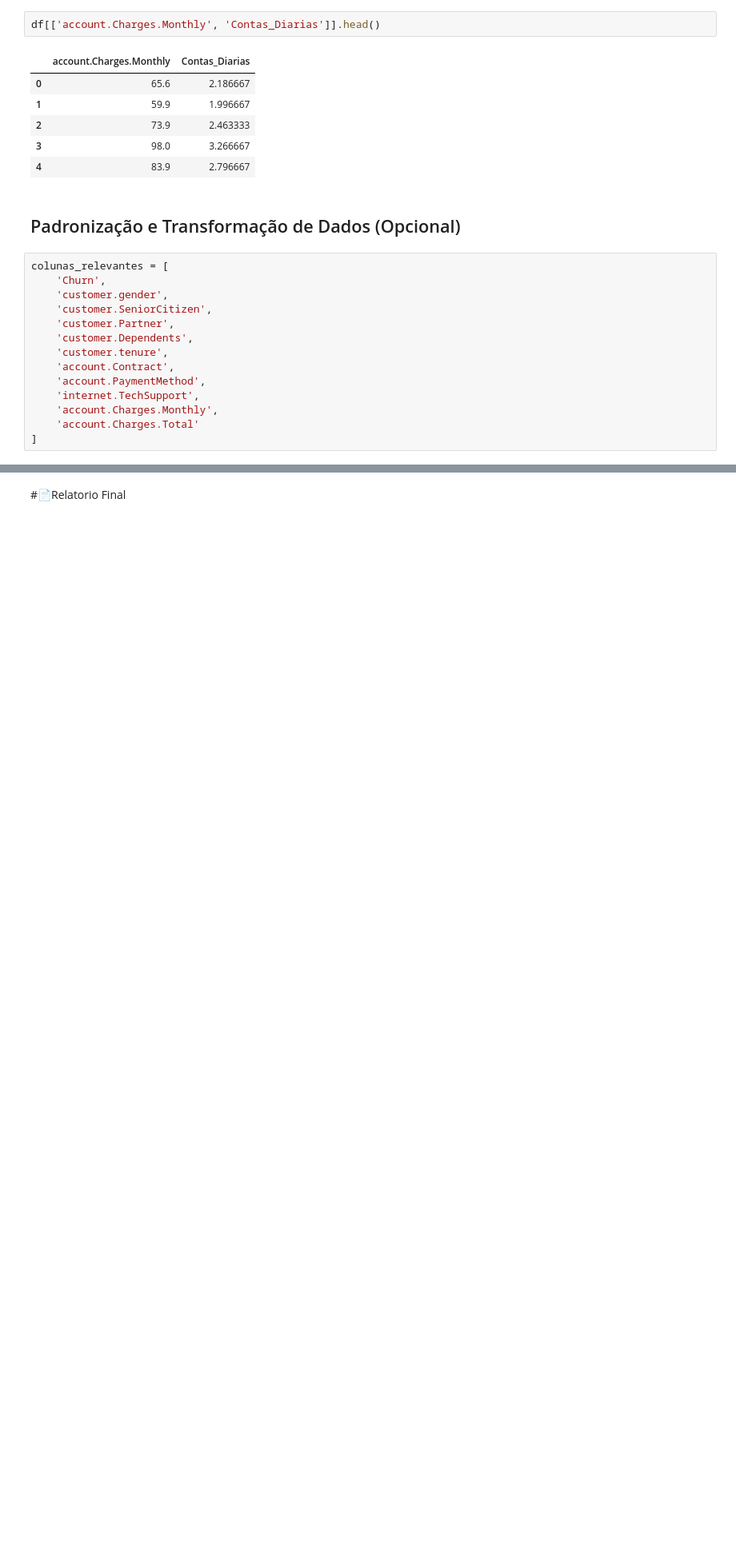
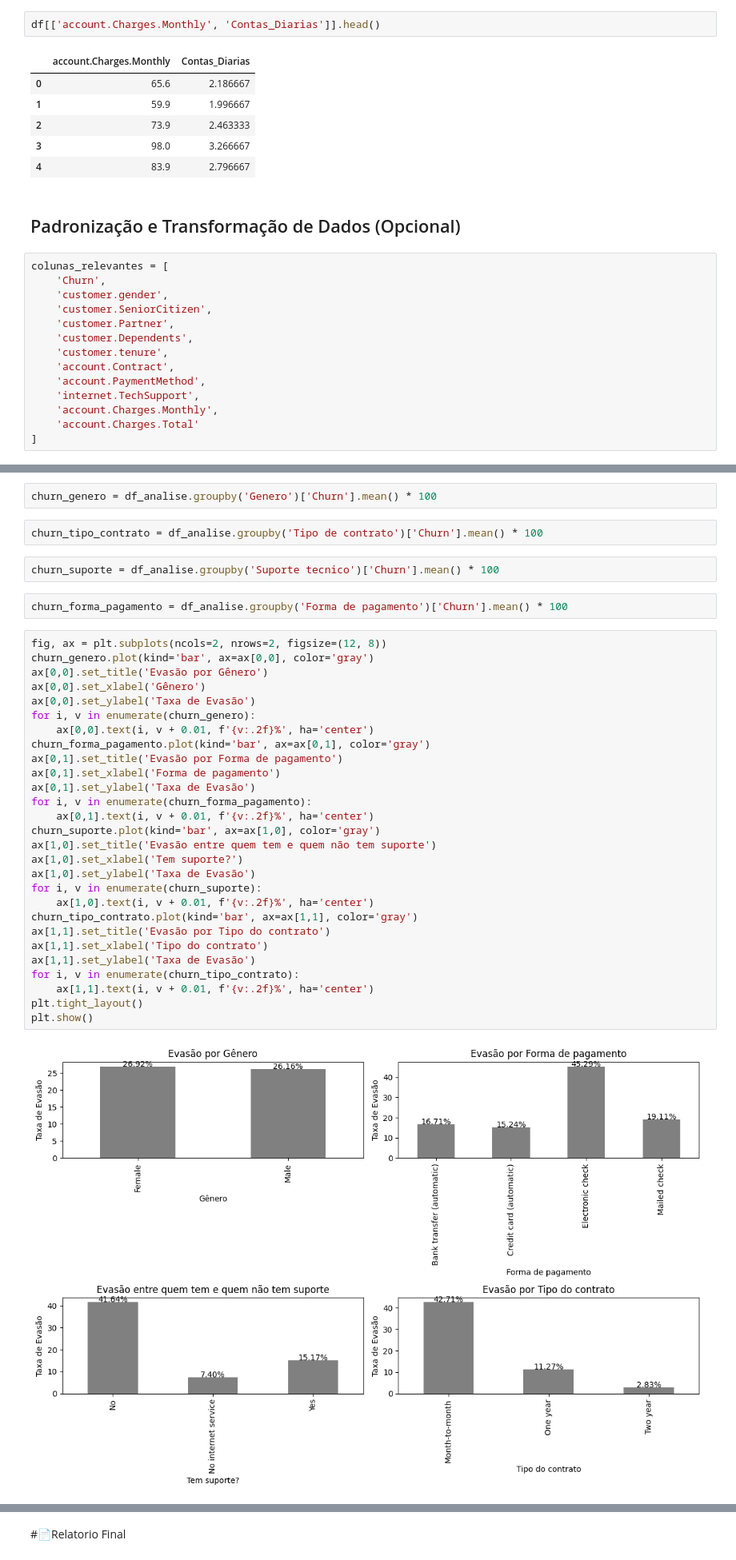
Before and after one commit to alexandrebarbosa-dev/desafioTelecomX_BR, a Jupyter notebook: TelecomX_BR.ipynb, the cells around one changed output, grey strips where cells are left out. Shown at 80% size. Saved outputs shown, nothing was run; the diff lists cells and outputs as text; blank space fills up the shorter version.

```diff
--- a/TelecomX_BR.ipynb
+++ b/TelecomX_BR.ipynb
@@ -406,0 +448,38 @@ df_analise.describe()
+# %%
+churn_genero = df_analise.groupby('Genero')['Churn'].mean() * 100
+# %%
+churn_tipo_contrato = df_analise.groupby('Tipo de contrato')['Churn'].mean() * 100
+# %%
+churn_suporte = df_analise.groupby('Suporte tecnico')['Churn'].mean() * 100
+# %%
+churn_forma_pagamento = df_analise.groupby('Forma de pagamento')['Churn'].mean() * 100
+# %%
+fig, ax = plt.subplots(ncols=2, nrows=2, figsize=(12, 8))
+churn_genero.plot(kind='bar', ax=ax[0,0], color='gray')
+ax[0,0].set_title('Evasão por Gênero')
+ax[0,0].set_xlabel('Gênero')
+ax[0,0].set_ylabel('Taxa de Evasão')
+for i, v in enumerate(churn_genero):
+    ax[0,0].text(i, v + 0.01, f'{v:.2f}%', ha='center')
+churn_forma_pagamento.plot(kind='bar', ax=ax[0,1], color='gray')
+ax[0,1].set_title('Evasão por Forma de pagamento')
+ax[0,1].set_xlabel('Forma de pagamento')
+ax[0,1].set_ylabel('Taxa de Evasão')
+for i, v in enumerate(churn_forma_pagamento):
+    ax[0,1].text(i, v + 0.01, f'{v:.2f}%', ha='center')
+churn_suporte.plot(kind='bar', ax=ax[1,0], color='gray')
+ax[1,0].set_title('Evasão entre quem tem e quem não tem suporte')
+ax[1,0].set_xlabel('Tem suporte?')
+ax[1,0].set_ylabel('Taxa de Evasão')
+for i, v in enumerate(churn_suporte):
+    ax[1,0].text(i, v + 0.01, f'{v:.2f}%', ha='center')
+churn_tipo_contrato.plot(kind='bar', ax=ax[1,1], color='gray')
+ax[1,1].set_title('Evasão por Tipo do contrato')
+ax[1,1].set_xlabel('Tipo do contrato')
+ax[1,1].set_ylabel('Taxa de Evasão')
+for i, v in enumerate(churn_tipo_contrato):
+    ax[1,1].text(i, v + 0.01, f'{v:.2f}%', ha='center')
+plt.tight_layout()
+plt.show()
+# %% [output]
+[figure, added]
```
Also changed, not shown: parts of 24 cells of this notebook.
